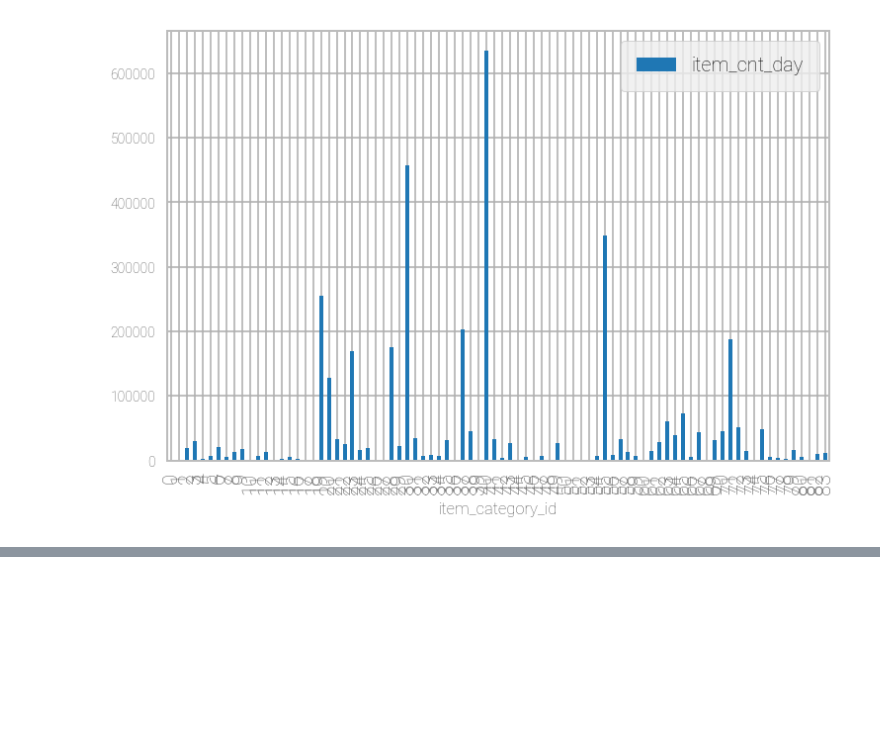
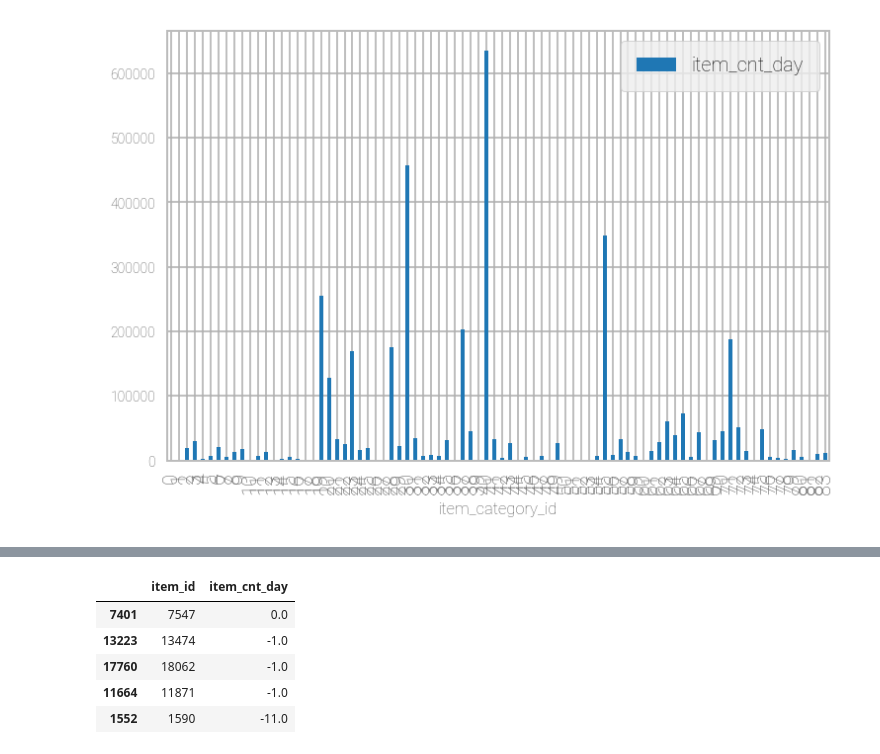
Before and after one commit to jamesoliver1981/Future_Sales, a Jupyter notebook: jupyter/EDA_Jupyter_play.ipynb, the cells around one changed output, grey strips where cells are left out. Saved outputs shown, nothing was run; the diff lists cells and outputs as text; code cells hidden in the pictures; blank space fills up the shorter version.

```diff
--- a/jupyter/EDA_Jupyter_play.ipynb
+++ b/jupyter/EDA_Jupyter_play.ipynb
@@ -215,0 +236,9 @@ ax.set_facecolor ("white")
+# %%
+sales_per_item.tail()
+# %% [output]
+|  | item_id | item_cnt_day |
+| 7401 | 7547 | 0.0 |
+| 13223 | 13474 | -1.0 |
+| 17760 | 18062 | -1.0 |
+| 11664 | 11871 | -1.0 |
+| 1552 | 1590 | -11.0 |
```
Also changed, not shown: parts of 15 cells of this notebook.
